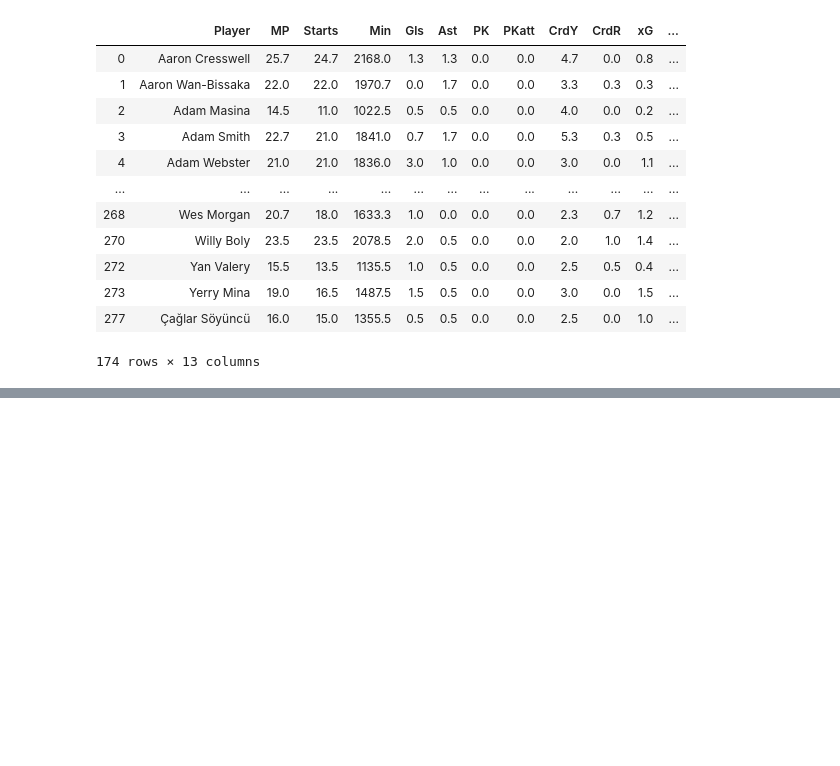
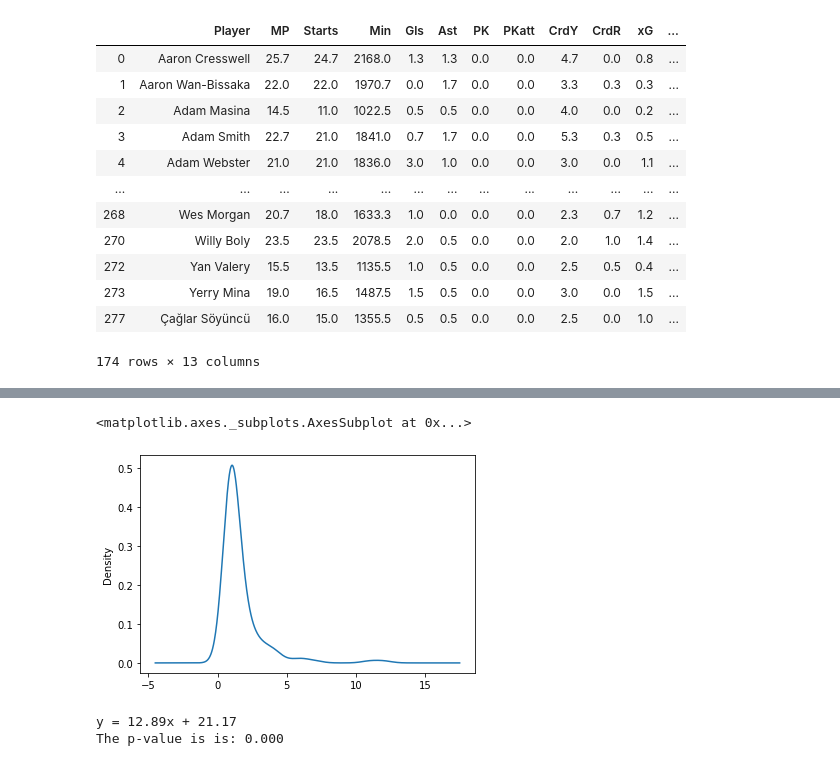
Before and after one commit to jbtrahin/soccer_masters, a Jupyter notebook: PL_data_sets.ipynb, the cells around one changed output, grey strips where cells are left out. Saved outputs shown, nothing was run; the diff lists cells and outputs as text; code cells hidden in the pictures; blank space fills up the shorter version.

```diff
--- a/PL_data_sets.ipynb
+++ b/PL_data_sets.ipynb
@@ -701,3 +550,9 @@ FWD_17_20_sum_df[FWD_17_20_sum_df.Player.isin(player_19_20)]
 | 231 | Xherdan Shaqiri | 66 | 49 | 4270.0 | 15 | 10 | 0 | 1 | 7 | 0 | 9.8 | ... |
 | 232 | Yoshinori Mutō | 24 | 7 | 717.0 | 1 | 0 | 0 | 0 | 1 | 0 | 0.9 | ... |
 109 rows × 13 columns
+# %%
+FWD_17_20_sum_df['PKmiss'] = FWD_17_20_sum_df['PKatt'].sub(FWD_17_20_sum_df['PK'], axis = 0)
+# %%
+FWD_17_20_sum_df['FantPts'] = ((FWD_17_20_sum_df['Gls'] * 10) + (FWD_17_20_sum_df['Ast'] * 5) +
+                               (FWD_17_20_sum_df['PKmiss'] * -5) + (FWD_17_20_sum_df['CrdY']*-2) +
+                               (FWD_17_20_sum_df['CrdR']*-5) + (FWD_17_20_sum_df['MP']))
@@ -1039,0 +913,3 @@ DEF_17_20_avg_df[DEF_17_20_avg_df.Player.isin(def_player_19_20)]
+# %%
+fantasy_point_count = FWD_17_20_sum_df['FantPts'].value_counts()
+fantasy_point_count
@@ -1039,0 +929,19 @@ DEF_17_20_avg_df[DEF_17_20_avg_df.Player.isin(def_player_19_20)]
+# %%
+# Visualize the value counts
+fantasy_point_count.plot.density()
+# %% [output]
+<matplotlib.axes._subplots.AxesSubplot at 0x...>
+[figure, added]
+# %%
+# Import linear regression from the SciPy stats module.
+from scipy.stats import linregress
+
+# Perform linear regression.
+(slope, intercept, r_value, p_value, std_err) = linregress(FWD_17_20_sum_df.Gls, FWD_17_20_sum_df.FantPts)
+# Get the equation of the line.
+line_eq = "y = " + str(round(slope,2)) + "x + " + str(round(intercept,2))
+print(line_eq)
+print(f"The p-value is is: {p_value:.3f}")
+# %% [output]
+y = 12.89x + 21.17
+The p-value is is: 0.000
```
Also changed, not shown: parts of 44 cells of this notebook.
